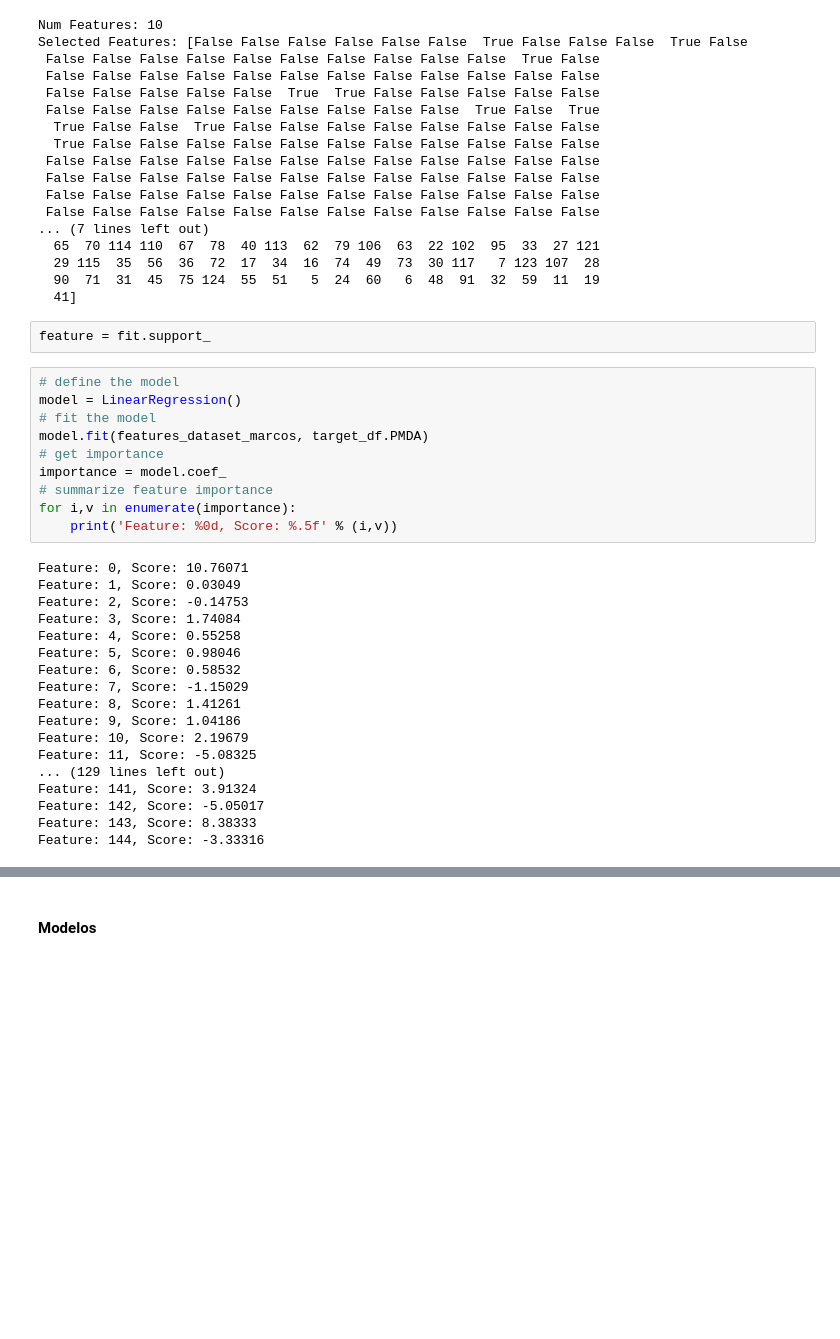
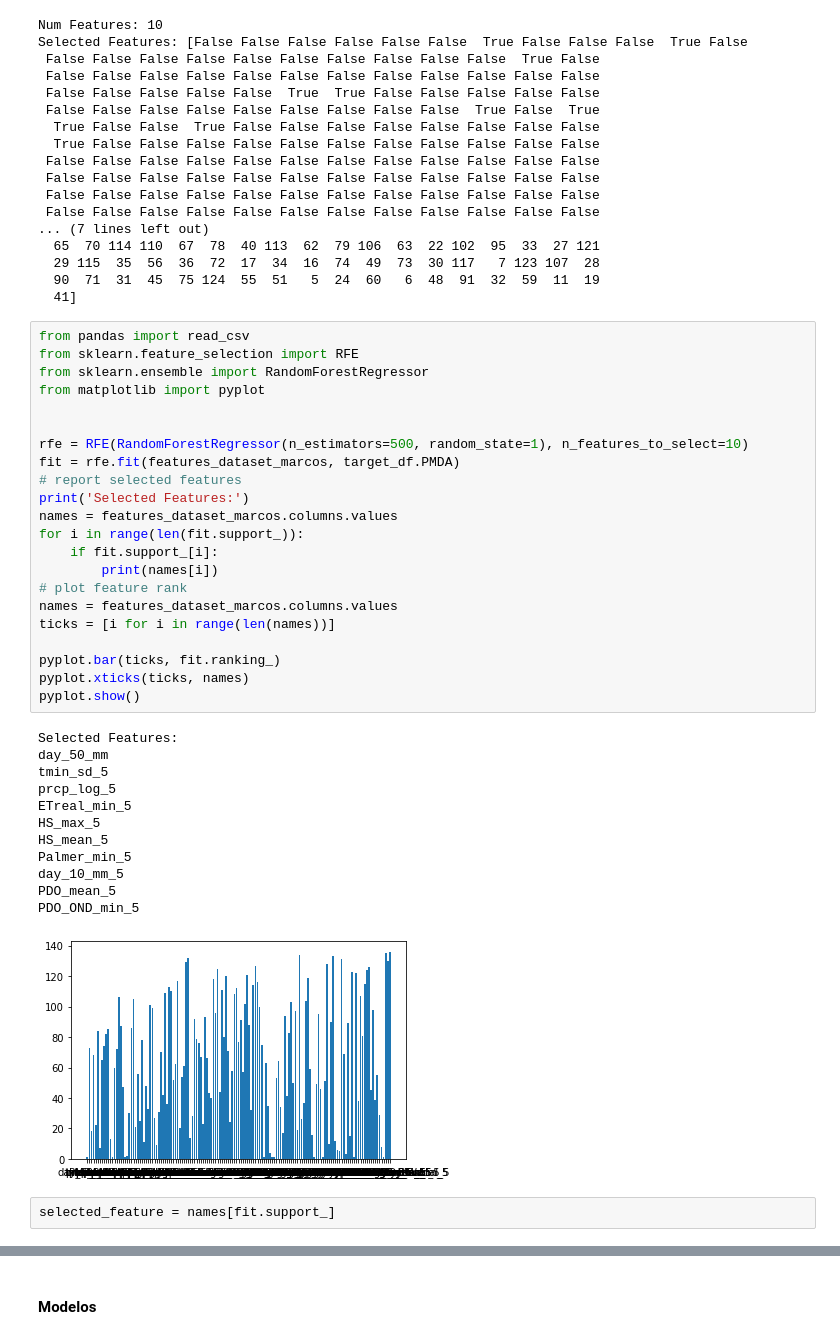
Before and after one commit to gringonivoli/diplo2020-mentoria-prediccion-lluvias-extremas, a Jupyter notebook: TP3_Alessio.ipynb, the cells around one changed output, grey strips where cells are left out. Cells and saved outputs as stored; diff of their text form; blank space fills up the shorter version.

```diff
--- a/TP3_Alessio.ipynb
+++ b/TP3_Alessio.ipynb
@@ -704,33 +685,40 @@ Selected Features: [False False False False False False  True False False False
   29 115  35  56  36  72  17  34  16  74  49  73  30 117   7 123 107  28
   90  71  31  45  75 124  55  51   5  24  60   6  48  91  32  59  11  19
   41]
+# %%
+from pandas import read_csv
+from sklearn.feature_selection import RFE
+from sklearn.ensemble import RandomForestRegressor
+from matplotlib import pyplot
+
+
+rfe = RFE(RandomForestRegressor(n_estimators=500, random_state=1), n_features_to_select=10)
+fit = rfe.fit(features_dataset_marcos, target_df.PMDA)
+# report selected features
+print('Selected Features:')
+names = features_dataset_marcos.columns.values
+for i in range(len(fit.support_)):
+    if fit.support_[i]:
+        print(names[i])
+# plot feature rank
+names = features_dataset_marcos.columns.values
+ticks = [i for i in range(len(names))]
+
+pyplot.bar(ticks, fit.ranking_)
+pyplot.xticks(ticks, names)
+pyplot.show()
+# %% [output]
+Selected Features:
+day_50_mm
+tmin_sd_5
+prcp_log_5
+ETreal_min_5
+HS_max_5
+HS_mean_5
+Palmer_min_5
+day_10_mm_5
+PDO_mean_5
+PDO_OND_min_5
+[figure, added]
 # %%
-feature = fit.support_
+selected_feature = names[fit.support_]
-# %%
-# define the model
-model = LinearRegression()
-# fit the model
-model.fit(features_dataset_marcos, target_df.PMDA)
-# get importance
-importance = model.coef_
-# summarize feature importance
-for i,v in enumerate(importance):
-    print('Feature: %0d, Score: %.5f' % (i,v))
-# %% [output]
-Feature: 0, Score: 10.76071
-Feature: 1, Score: 0.03049
-Feature: 2, Score: -0.14753
-Feature: 3, Score: 1.74084
-Feature: 4, Score: 0.55258
-Feature: 5, Score: 0.98046
-Feature: 6, Score: 0.58532
-Feature: 7, Score: -1.15029
-Feature: 8, Score: 1.41261
-Feature: 9, Score: 1.04186
-Feature: 10, Score: 2.19679
-Feature: 11, Score: -5.08325
-... (129 lines left out)
-Feature: 141, Score: 3.91324
-Feature: 142, Score: -5.05017
-Feature: 143, Score: 8.38333
-Feature: 144, Score: -3.33316
```
Also changed, not shown: parts of 25 cells of this notebook.
